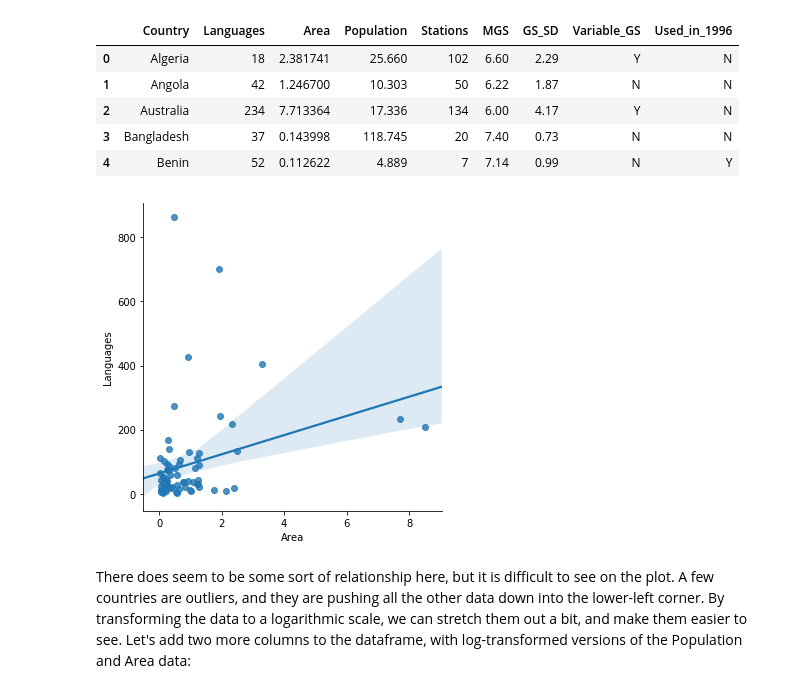
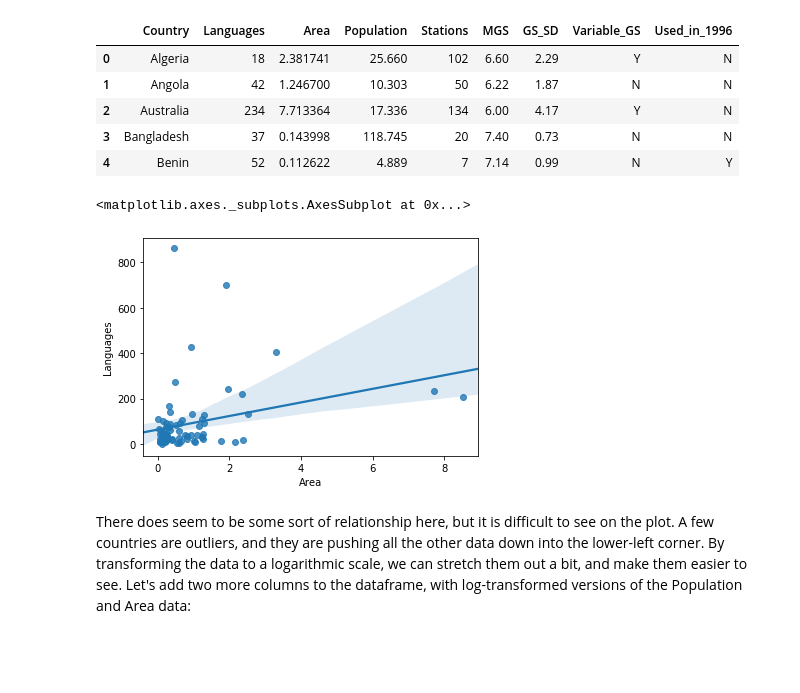
Before and after one commit to ethanweed/ethanweed.github.io, a Jupyter notebook: python-tutorials/analyzing-linear-relationships.ipynb, the cells around one changed output. Drawn from its saved outputs; the diff is of its cells as text; code cells hidden in the pictures; blank space fills up the shorter version.

```diff
--- a/python-tutorials/analyzing-linear-relationships.ipynb
+++ b/python-tutorials/analyzing-linear-relationships.ipynb
@@ -42,12 +42,13 @@ df.head()
 # %%
 import seaborn as sns
 import matplotlib.pyplot as plt
 %matplotlib inline
 import numpy as np
 
-ax = sns.lmplot(x = "Area", y = "Languages", data = df)
+sns.regplot(x = "Area", y = "Languages", data = df)
 # %% [output]
+<matplotlib.axes._subplots.AxesSubplot at 0x...>
-[figure, old version]
+[figure, new version]
 # %% [markdown]
 There does seem to be some sort of relationship here, but it is difficult to see on the plot. A few countries are outliers, and they are pushing all the other data down into the lower-left corner. By transforming the data to a logarithmic scale, we can stretch them out a bit, and make them easier to see. Let's add two more columns to the dataframe, with log-transformed versions of the Population and Area data:
 # %%
```
Also changed, not shown: parts of 9 cells of this notebook, 2 other files.
